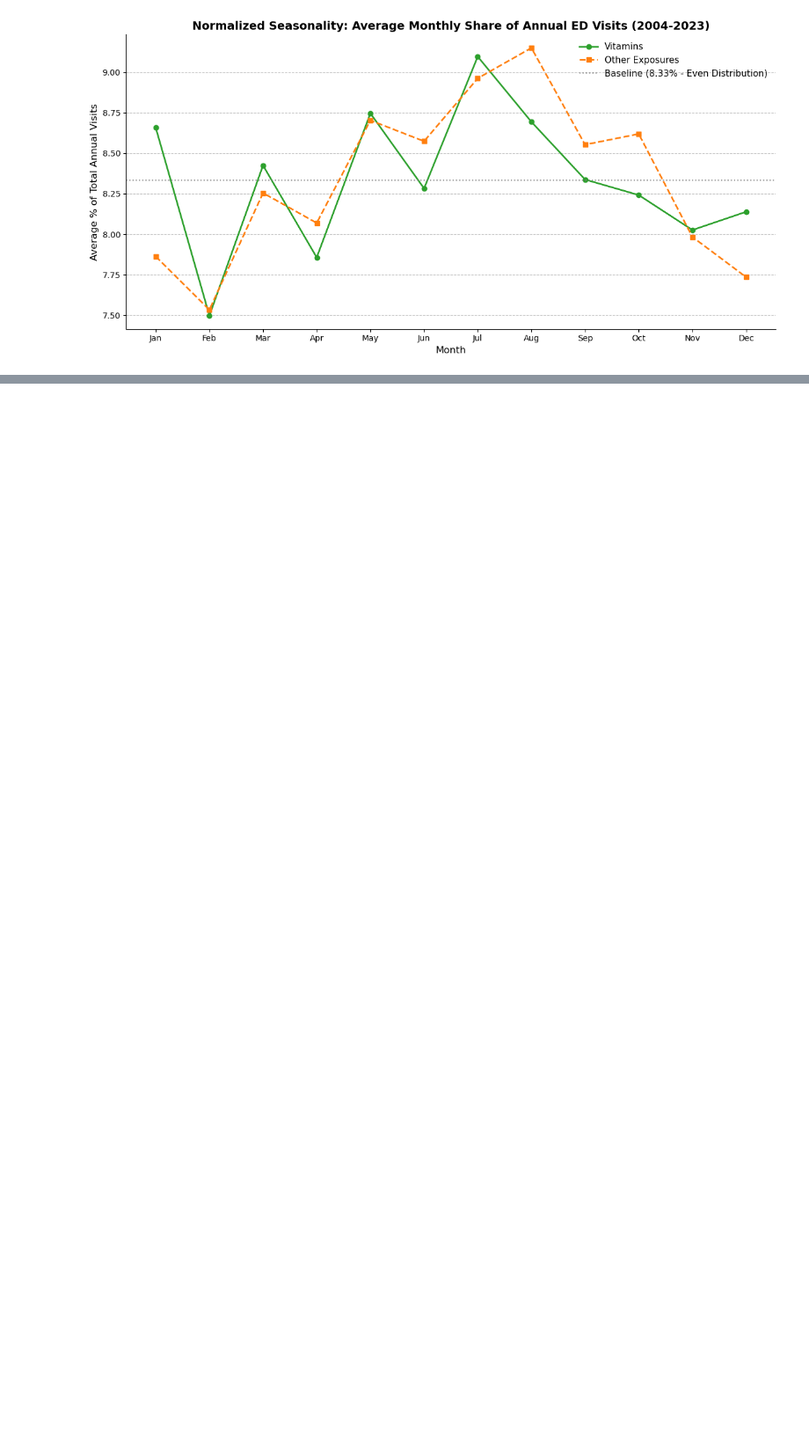
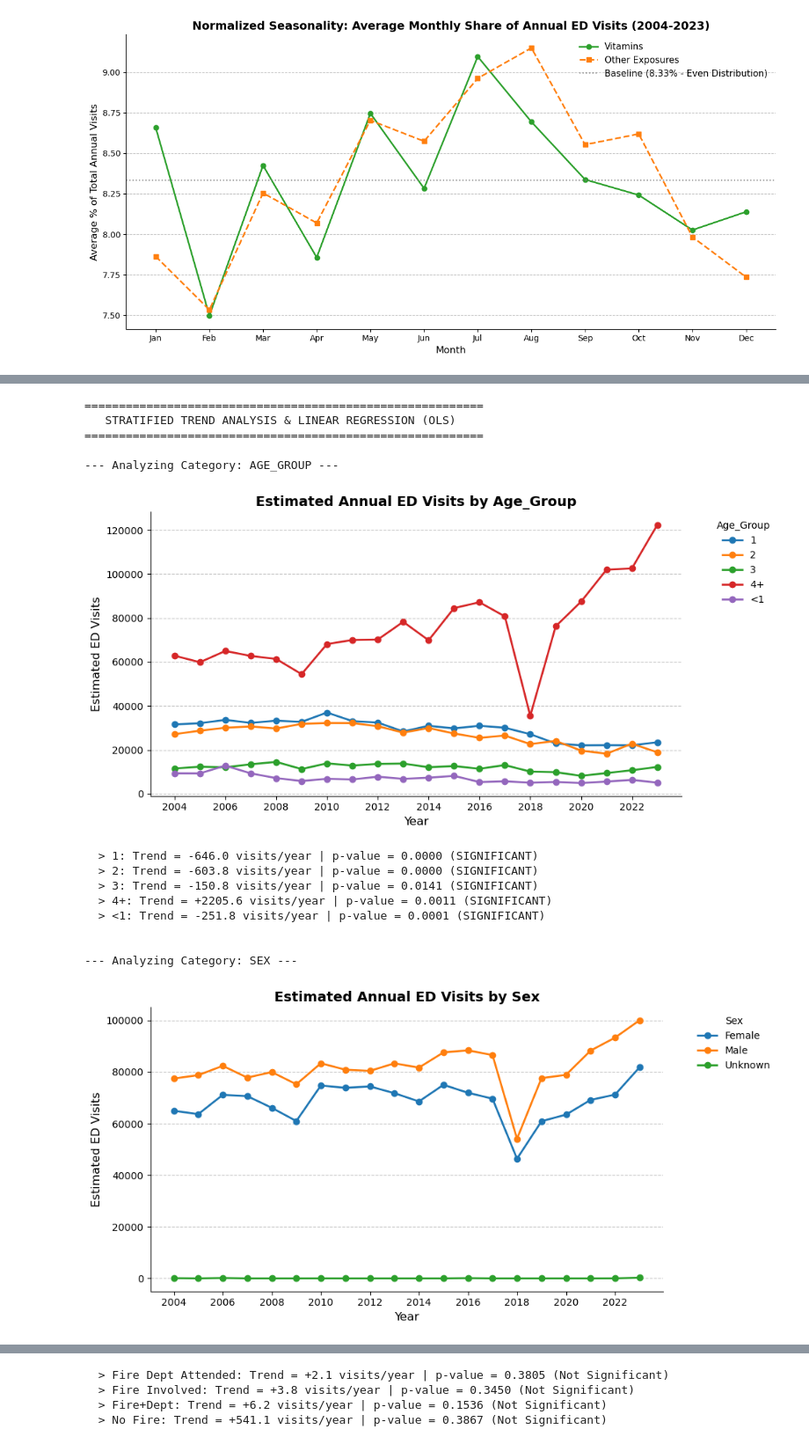
Before and after one commit to fede-giorgi/vitamins, a Jupyter notebook: temporal_analysis.ipynb, the cells around one changed output, grey strips where cells are left out. Shown at 88% size. Cells and saved outputs as stored; diff of their text form; code cells hidden in the pictures; blank space fills up the shorter version.

```diff
--- a/temporal_analysis.ipynb
+++ b/temporal_analysis.ipynb
@@ -178,0 +271,75 @@ plt.show()
+# %%
+categories_to_analyze = {
+    'Age_Group': 'Age_Group',
+    'Sex': 'Sex_Label',
+    'Race': 'Race_Label',
+    'Disposition': 'Disposition_Label',
+    'Location': 'Location_Label',
+    'Fire Involvement': 'Fire_Label'
+}
+
+print("==========================================================")
+print("   STRATIFIED TREND ANALYSIS & LINEAR REGRESSION (OLS)    ")
+print("==========================================================\n")
+
+for cat_name, col_name in categories_to_analyze.items():
+    print(f"--- Analyzing Category: {cat_name.upper()} ---")
+
+    # Raggruppa per Anno e Sottocategoria
+    yearly_cat_data = df.groupby(['Year', col_name])['Weight'].sum().unstack(fill_value=0)
+
+    # 1. PLOTTING
+    plt.figure(figsize=(10, 5))
+    for column in yearly_cat_data.columns:
+        # Nascondiamo le categorie con 0 dati per pulire il grafico
+        if yearly_cat_data[column].sum() > 0:
+            plt.plot(yearly_cat_data.index, yearly_cat_data[column], marker='o', linewidth=2, label=str(column))
+
+    plt.title(f'Estimated Annual ED Visits by {cat_name}', fontsize=14, fontweight='bold')
+    plt.xlabel('Year', fontsize=12)
+    plt.ylabel('Estimated ED Visits', fontsize=12)
+    plt.xticks(np.arange(min(yearly_cat_data.index), max(yearly_cat_data.index)+1, 2))
+    plt.grid(True, axis='y', linestyle='--', alpha=0.7)
+    plt.legend(title=cat_name, bbox_to_anchor=(1.05, 1), loc='upper left', frameon=False)
+    plt.gca().spines['top'].set_visible(False)
+    plt.gca().spines['right'].set_visible(False)
+    plt.tight_layout()
+    plt.show()
+
+    # 2. REGRESSION ANALYSIS FOR EACH SUB-CATEGORY
+    for column in yearly_cat_data.columns:
+        if yearly_cat_data[column].sum() == 0:
+            continue # Salta le categorie vuote
+
+        # Preparazione dati OLS
+        X = yearly_cat_data.index.values
+        y = yearly_cat_data[column].values
+        X_sm = sm.add_constant(X) # Aggiunge l'intercetta
+
+        # Fit del modello
+        model = sm.OLS(y, X_sm).fit()
+
+        trend_coef = model.params[1] # Indice 1 corrisponde alla pendenza (Anno)
+        p_value = model.pvalues[1]
+
+        # Interpretazione dei risultati
+        significance = "SIGNIFICANT" if p_value < 0.05 else "Not Significant"
+        print(f"  > {column}: Trend = {trend_coef:+.1f} visits/year | p-value = {p_value:.4f} ({significance})")
+
+    print("\n")
+# %% [output]
+==========================================================
+   STRATIFIED TREND ANALYSIS & LINEAR REGRESSION (OLS)
+==========================================================
+
+--- Analyzing Category: AGE_GROUP ---
+[figure, added]
+  > 1: Trend = -646.0 visits/year | p-value = 0.0000 (SIGNIFICANT)
+  > 2: Trend = -603.8 visits/year | p-value = 0.0000 (SIGNIFICANT)
+  > 3: Trend = -150.8 visits/year | p-value = 0.0141 (SIGNIFICANT)
+  > 4+: Trend = +2205.6 visits/year | p-value = 0.0011 (SIGNIFICANT)
+  > <1: Trend = -251.8 visits/year | p-value = 0.0001 (SIGNIFICANT)
+
+
+--- Analyzing Category: SEX ---
+[figure, added]
@@ -178,0 +383,4 @@ plt.show()
+  > Fire Dept Attended: Trend = +2.1 visits/year | p-value = 0.3805 (Not Significant)
+  > Fire Involved: Trend = +3.8 visits/year | p-value = 0.3450 (Not Significant)
+  > Fire+Dept: Trend = +6.2 visits/year | p-value = 0.1536 (Not Significant)
+  > No Fire: Trend = +541.1 visits/year | p-value = 0.3867 (Not Significant)
```
Also changed, not shown: parts of 9 cells of this notebook.
